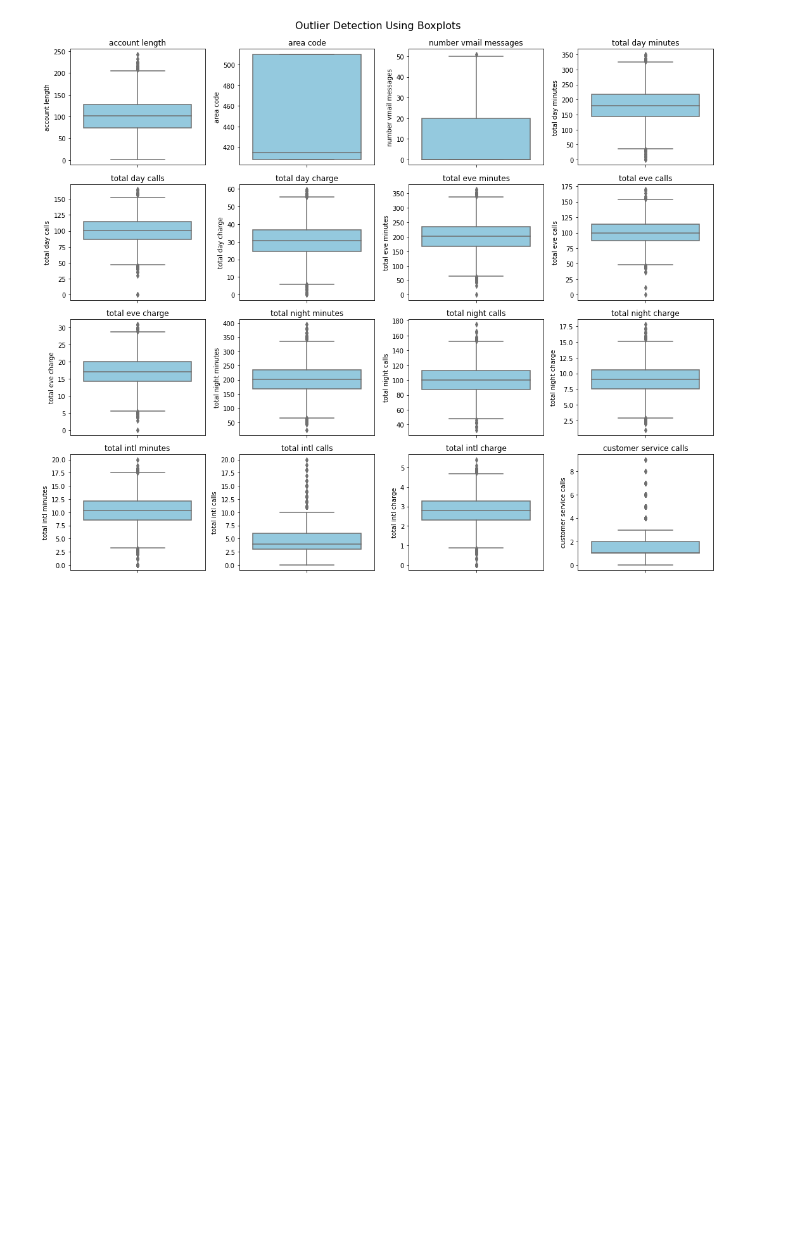
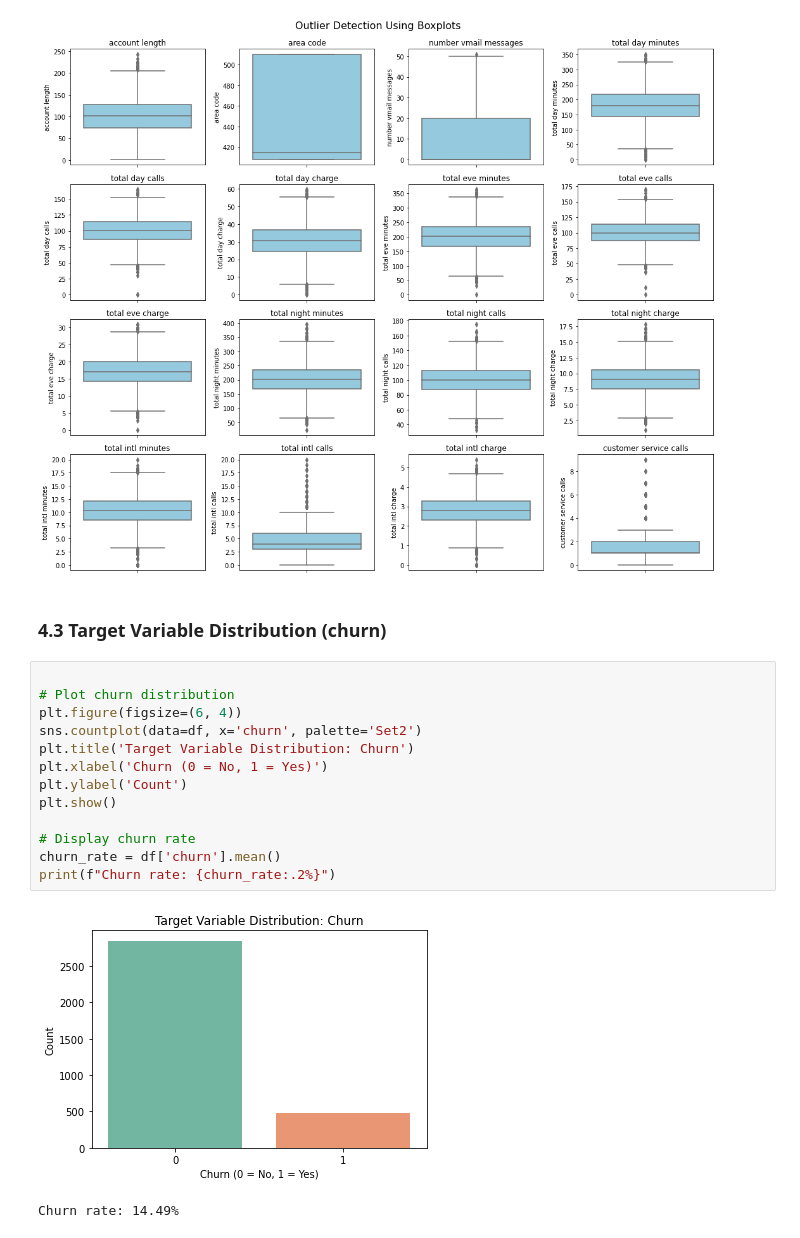
Before and after one commit to Kwamboka1584/SyriaTel-Customer-Churn, a Jupyter notebook: notebooks/CustomerChurn.ipynb, the cells around one changed output. Saved outputs shown, nothing was run; the diff lists cells and outputs as text; blank space fills up the shorter version.

```diff
--- a/notebooks/CustomerChurn.ipynb
+++ b/notebooks/CustomerChurn.ipynb
@@ -277,3 +277,21 @@ plt.suptitle("Outlier Detection Using Boxplots", fontsize=16, y=1.02)
 plt.show()
 # %% [output]
 [figure]
+# %% [markdown]
+### 4.3 Target Variable Distribution (churn)
+# %%
+
+# Plot churn distribution
+plt.figure(figsize=(6, 4))
+sns.countplot(data=df, x='churn', palette='Set2')
+plt.title('Target Variable Distribution: Churn')
+plt.xlabel('Churn (0 = No, 1 = Yes)')
+plt.ylabel('Count')
+plt.show()
+
+# Display churn rate
+churn_rate = df['churn'].mean()
+print(f"Churn rate: {churn_rate:.2%}")
+# %% [output]
+[figure, added]
+Churn rate: 14.49%
```
Also changed, not shown: parts of 3 cells of this notebook.
